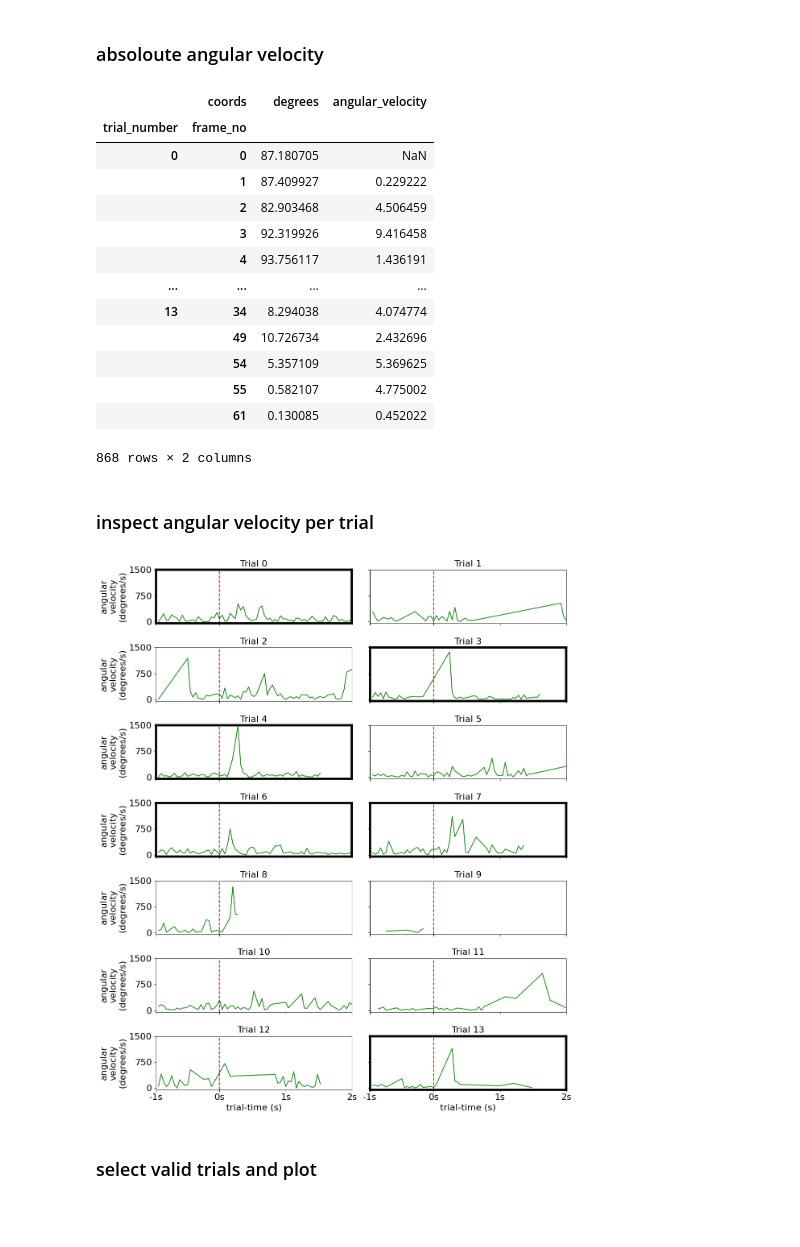
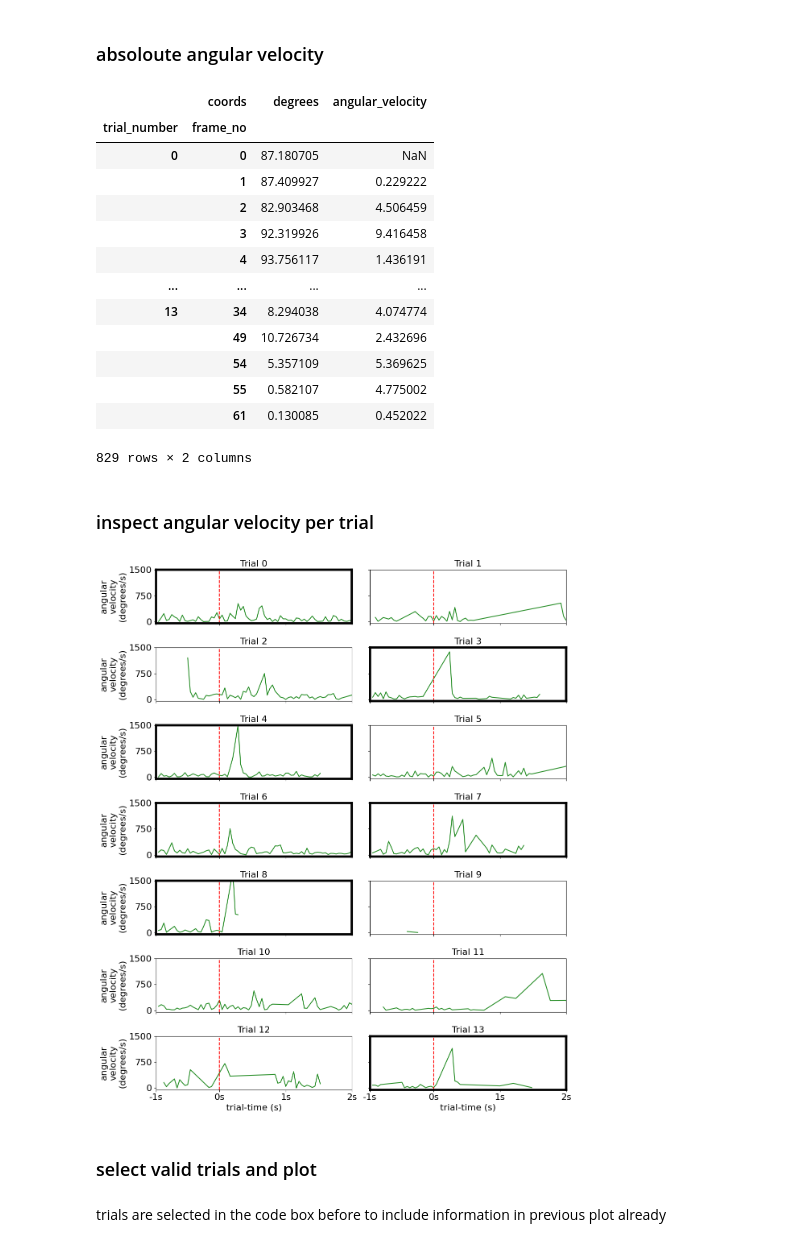
Before and after one commit to toniklenk/escape_tracking, a Jupyter notebook: scripts/analyse homing vector.ipynb, the cells around one changed output. Drawn from its saved outputs; the diff is of its cells as text; code cells hidden in the pictures; blank space fills up the shorter version.

```diff
--- a/scripts/analyse homing vector.ipynb
+++ b/scripts/analyse homing vector.ipynb
@@ -139,9 +139,11 @@ df["frame_no"] = df.groupby('trial_number')['frame'].apply(lambda x: x - x.min()
 df = df.set_index(['trial_number', 'frame_no'])
 # %%
 # if likelyhood is below .3, set to NaN
+threshold = 0.33
+
 for part in ['nose', 'left_ear', 'right_ear']:
-    df.loc[df[(part, 'likelihood')] < 0.3, (part, 'x')] = np.nan
-    df.loc[df[(part, 'likelihood')] < 0.3, (part, 'y')] = np.nan
+    df.loc[df[(part, 'likelihood')] < threshold, (part, 'x')] = np.nan
+    df.loc[df[(part, 'likelihood')] < threshold, (part, 'y')] = np.nan
 
 
 # set whole rows to NaN if any part is NaN
@@ -241,7 +243,7 @@ df["absoloute_angular_diff"]
 |  | 54 | 5.357109 | 5.369625 |
 |  | 55 | 0.582107 | 4.775002 |
 |  | 61 | 0.130085 | 0.452022 |
-868 rows × 2 columns
+829 rows × 2 columns
 # %% [markdown]
 ### inspect angular velocity per trial
 # %%
@@ -252,36 +254,45 @@ num_trials = len(trial_numbers)
 
 fronsize_axislabels = 16
 
-selected_trials = [0, 3, 4, 6, 7, 13]
+# valid trials for different mice
+valid_trials_dict = {
+    1: [],
+    2: [],
+    3: [],
+    4: [],
+    5: [],
+    6: [0, 3, 4, 6, 7, 8, 13]
+}
+selected_trials = valid_trials_dict[mouse_id]
 
 plt.subplots(7,2, figsize=(12, 1. * num_trials), sharex=True, sharey=True)
 #fig.suptitle('Angular Velocity per Trial - Mouse {mouse_id}'.format(mouse_id=mouse_id), size=30)
 for i, trial_number in enumerate(trial_numbers):
     trial_data = df.xs(trial_number, level='trial_number')
     plt.subplot(7, 2,i+1)
     plt.plot(trial_data.index.get_level_values('frame_no'), trial_data[('absoloute_angular_diff', 'angular_velocity')]*25, color="forestgreen")
     plt.xlim(0, 74)
     plt.ylim(-50, 60*25)
     plt.title('Trial {trial_number}'.format(trial_number=trial_number), size=fronsize_axislabels)
     plt.axvline(x=24, color='red', linestyle='--')
     plt.tick_params(axis='y', labelsize=fronsize_axislabels)
     if i % 2 == 0:
         plt.ylabel('angular\nvelocity\n(degrees/s)', size=fronsize_axislabels)
         plt.yticks([0, 750, 1500], ["0", "750", "1500"], size=fronsize_axislabels)
     if i == num_trials - 1 or i == num_trials - 2:
         plt.xlabel('trial-time (s)', size = fronsize_axislabels)
         plt.xticks([0, 24, 49, 74], ["-1s", "0s", "1s", "2s"], size=fronsize_axislabels)
 
     # draw box around selected trials
     if trial_number in selected_trials:
         for spine in plt.gca().spines.values():
             spine.set_edgecolor('black')
             spine.set_linewidth(4)
 
     # adjust spacing between subplots
 plt.tight_layout(h_pad=2.0)
 plt.show()
 # %% [output]
-[figure, old version]
+[figure, new version]
 # %% [markdown]
 ### select valid trials and plot
@@ -301,3 +299,5 @@ selected_trials = valid_trials_dict[mouse_id]
+# %% [markdown]
+trials are selected in the code box before to include information in previous plot already
 # %%
 plt.figure(figsize=(10, 5))
 # plot homing vector angle for selected trials
```
Also changed, not shown: parts of 7 cells of this notebook, 15 other files.
